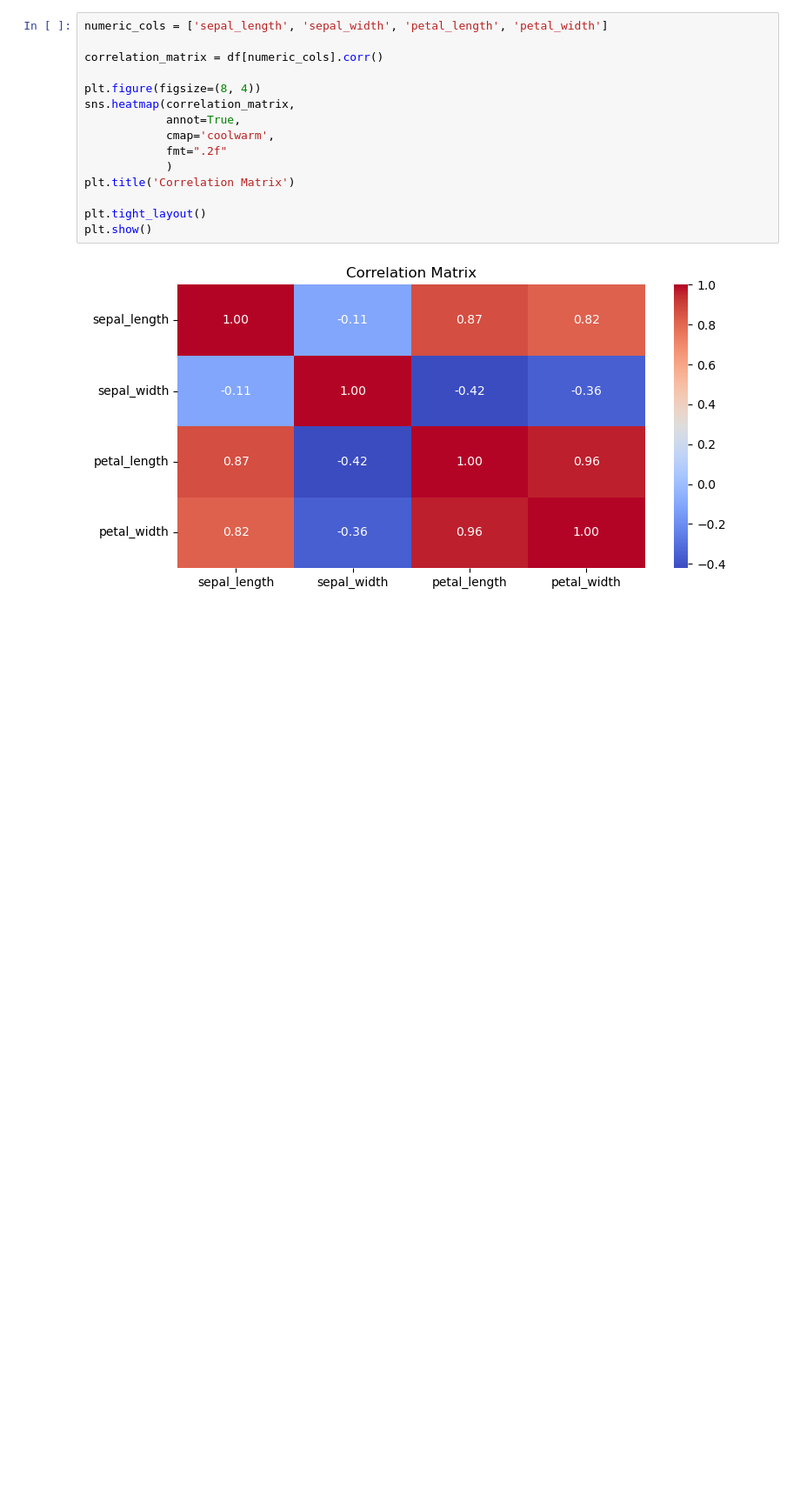
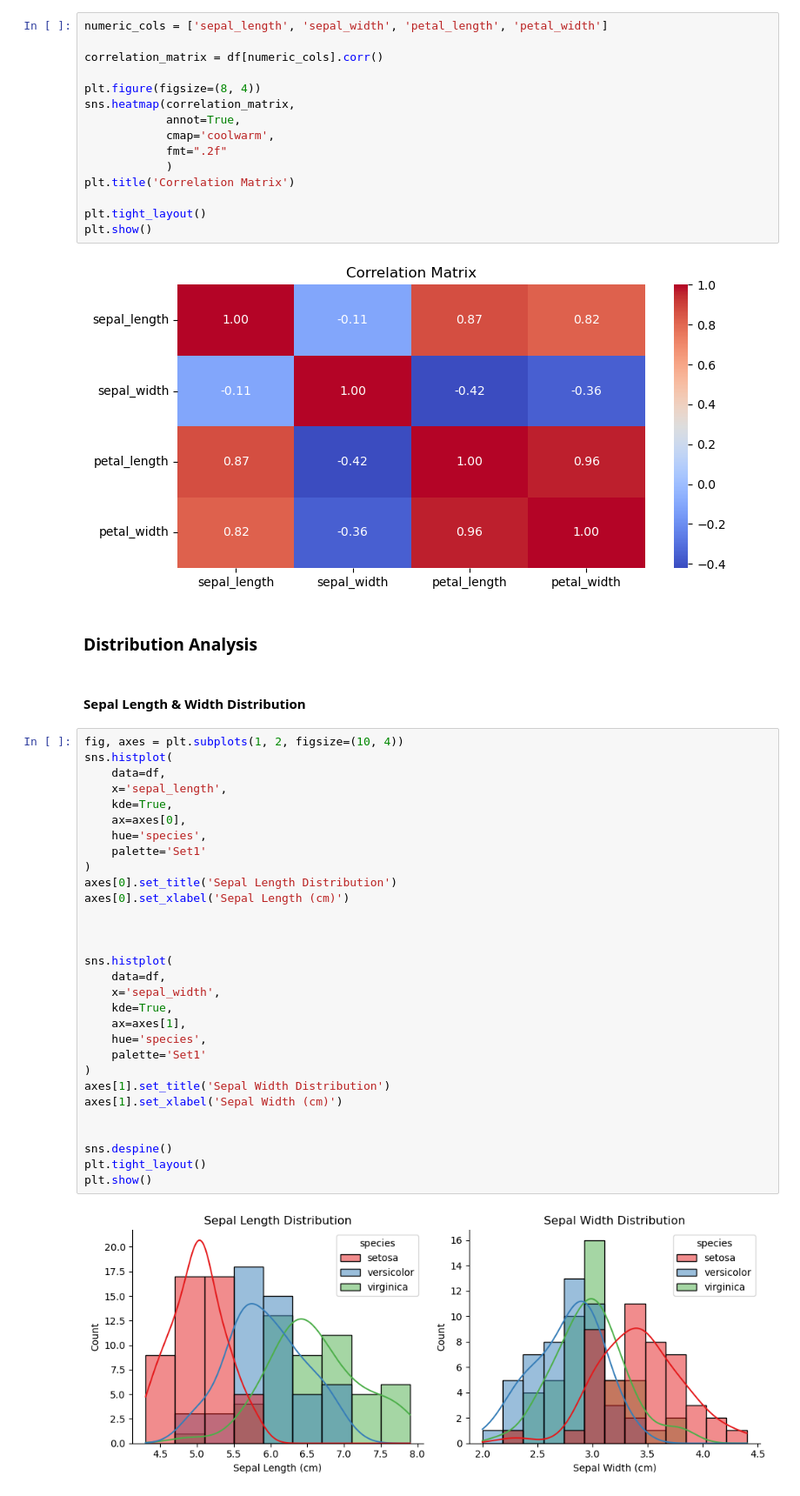
Before and after one commit to modyreturn/Codveda_Iris_Analysis, a Jupyter notebook: Iris_Codveda.ipynb, the cells around one changed output. Shown at 87% size. Cells and saved outputs as stored; diff of their text form; blank space fills up the shorter version.

```diff
--- a/Iris_Codveda.ipynb
+++ b/Iris_Codveda.ipynb
@@ -100,3 +100,39 @@ plt.tight_layout()
 plt.show()
 # %% [output]
 [figure]
+# %% [markdown]
+###     Distribution Analysis
+# %% [markdown]
+#### Sepal Length & Width Distribution
+# %%
+fig, axes = plt.subplots(1, 2, figsize=(10, 4))
+sns.histplot(
+    data=df,
+    x='sepal_length',
+    kde=True,
+    ax=axes[0],
+    hue='species',
+    palette='Set1'
+)
+axes[0].set_title('Sepal Length Distribution')
+axes[0].set_xlabel('Sepal Length (cm)')
+
+
+
+sns.histplot(
+    data=df,
+    x='sepal_width',
+    kde=True,
+    ax=axes[1],
+    hue='species',
+    palette='Set1'
+)
+axes[1].set_title('Sepal Width Distribution')
+axes[1].set_xlabel('Sepal Width (cm)')
+
+
+sns.despine()
+plt.tight_layout()
+plt.show()
+# %% [output]
+[figure, added]
```
Also changed, not shown: parts of 3 cells of this notebook.
